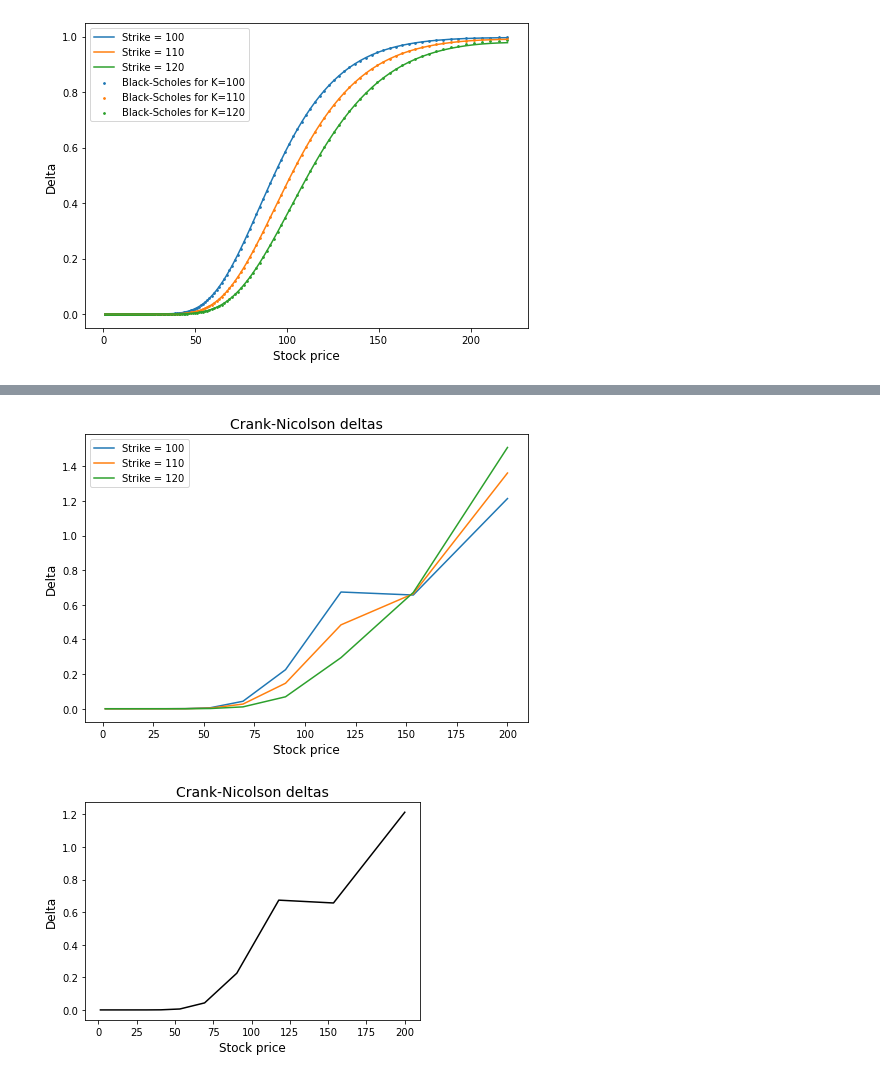
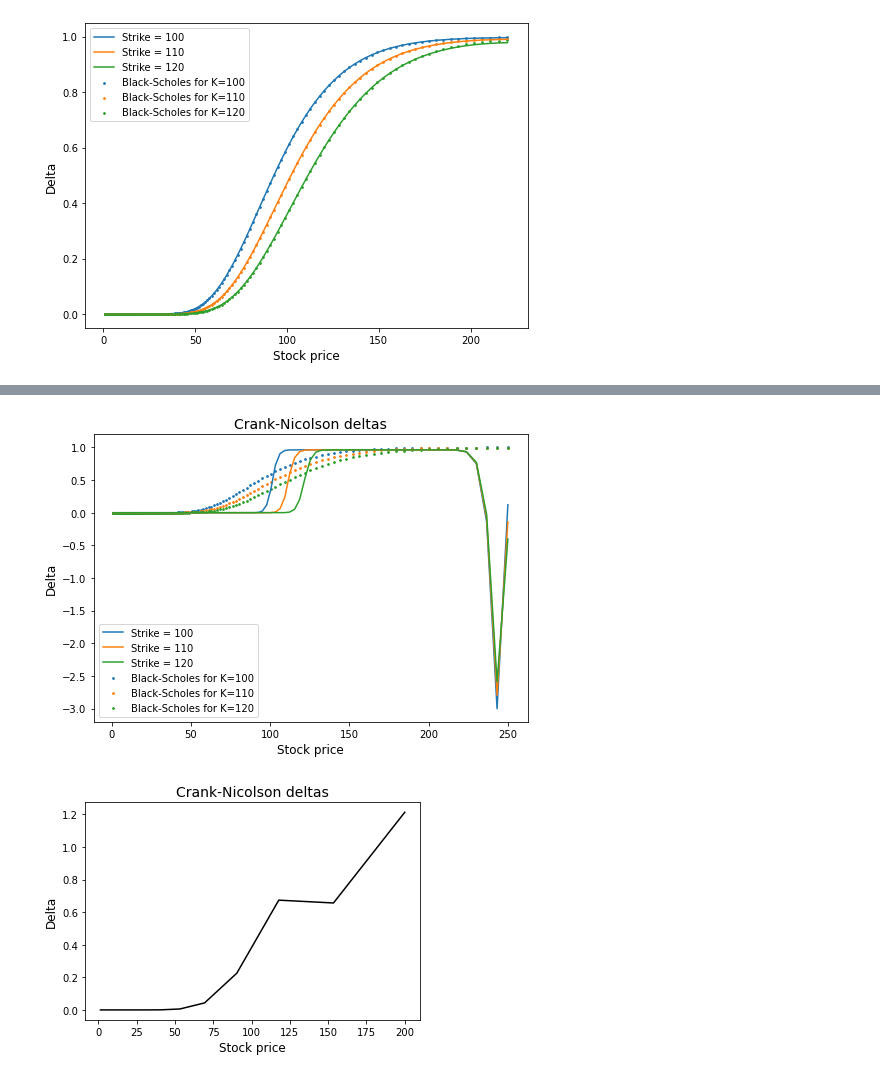
Before and after one commit to WillemJan9519/SPFDM3, a Jupyter notebook: SPFDM 3.ipynb, the cells around one changed output, grey strips where cells are left out. Saved outputs shown, nothing was run; the diff lists cells and outputs as text; code cells hidden in the pictures.

```diff
--- a/SPFDM 3.ipynb
+++ b/SPFDM 3.ipynb
@@ -122,9 +120,9 @@ FTCSengine=FTCS([100,110,120])
 # %%
 class CrankNicolson():
     def __init__(self,Ks):
-        self.x_max = np.log(200) # ????
+        self.x_max = np.log(250) # ????
         self.t_max = 1 # total time in yr
-        self.dt = 0.05 # grid size for time
+        self.dt = 0.005 # grid size for time
         self.dx = self.dt*self.x_max/self.t_max # grid size for x
         self.sigma = 0.3
         self.r = 0.04
@@ -133,15 +131,15 @@ class CrankNicolson():
             self.K=K
             self.plot(plot=True)
         plt.tight_layout()
-        plt.savefig('FTCS.pdf')
+        plt.savefig('CrankNicolson.pdf')
         plt.figure(figsize=(7,5))
         for K in Ks:
             self.K=K
             self.plot_delta(plot=True)
         plt.tight_layout()
-        plt.savefig('FTCS_delta.pdf')
+        plt.savefig('CN_delta.pdf')
 
-    def call_CN(self, ntout):
+    def call_CN(self):
         # define the constants of the scheme
         a1 = -(r-(sigma**2)/2)*(dt/(4*dx)) - ((sigma**2)/4)*(dt/(dx**2))
         a0 = 1 + ((sigma**2)/2)*(dt/(dx**2)) + r*dt
@@ -153,77 +151,75 @@ class CrankNicolson():
         x = np.arange(0,self.x_max+self.dx,self.dx)
         S = np.exp(x)
         nx = len(x)
-        nt = 100
+        nt = nx
 
         V = np.zeros((nx))
-        V = np.max(np.vstack((np.zeros(len(x)),S-self.K*np.exp(-self.r*self.t_max))),axis=0) # initial condition
-        # boundary conditions
-        V[0] = 0
-        V[-1] = np.exp(x_max) - K*np.exp(-r*(self.t_max))
-
-        Vout = [] # list for storing V arrays at certain time steps
-        V0 = V[0] # boundary condition on left side
-        V1 = V[-1] # boundary condition on right side
+        # initial condition
+        V = np.max(np.vstack((np.zeros(len(x)),S-self.K)),axis=0) # initial condition
         # create coefficient matrix:
         A = diags([a_1, a0, a1], [-1, 0, 1],
               shape=(nx-2, nx-2)).toarray()
         B1 = diags([b_1, b0, b1],[-1, 0, 1], shape=(nx-2, nx-2)).toarray()
         for n in range(1,int(1/dt)): # time is going from second time step to last
+            # boundary conditions
+            V[0] = 0
+            V0 = V[0]
+            V[-1] = np.exp(x_max) - self.K*np.exp(-self.r*((n+1)*dt))
+            V1 = V[-1]
             Vn = V
             B = np.dot(Vn[1:-1],B1)
-            B[0] = B[0] - a_1*V0
-            B[-1] = B[-1] - a_1*V1
+            B[0] = B[0]
+            B[-1] = B[-1] - a1*V1
             V[1:-1] = np.linalg.solve(A,B)
-            if n % int(nt/float(ntout)) == 0 or n==nt-1:
-                Vout.append(V.copy()) # numpy arrays are mutable,
-                #so we need to write out a copy of V, not V itself
-        return S, Vout
 
-    def black_scholes(self,S, K, T, r, sigma, call_put='call'):
+        return S, V
+
+    def black_scholes(self,S, call_put='call'):
         """Return black scholes price of an option"""
         #S: spot price
         #K: strike price
         #T: time to maturity
         #r: interest rate
         #sigma: volatility of underlying asset
-        d1 = (np.log(S / K) + (r + 0.5 * sigma ** 2) * T) / (sigma * np.sqrt(T))
-        d2 = (np.log(S / K) + (r - 0.5 * sigma ** 2) * T) / (sigma * np.sqrt(T))
+        d1 = (np.log(S / self.K) + (self.r + 0.5 * self.sigma ** 2) * self.t_max) / (self.sigma * np.sqrt(self.t_max))
+        d2 = (np.log(S / self.K) + (self.r - 0.5 * self.sigma ** 2) * self.t_max) / (self.sigma * np.sqrt(self.t_max))
 
         if call_put == 'call':
-            optionprice = (S * norm.cdf(d1, 0.0, 1.0) - K * np.exp(-r * T) * norm.cdf(d2, 0.0, 1.0))
+            optionprice = (S * norm.cdf(d1, 0.0, 1.0) - self.K * np.exp(-self.r * self.t_max) * norm.cdf(d2, 0.0, 1.0))
         elif call_put == 'put':
-            optionprice = (K * np.exp(-r * T) * norm.cdf(-d2, 0.0, 1.0) - S * norm.cdf(-d1, 0.0, 1.0))
+            optionprice = (self.K * np.exp(-self.r * self.t_max) * norm.cdf(-d2, 0.0, 1.0) - S * norm.cdf(-d1, 0.0, 1.0))
         return optionprice
 
     def plot(self,plot=False):
-        S,V = self.call_CN(ntout=10)
-        # plotting:
-        #/plt.figure(figsize=(7,5))
-        plot_times = [1]#np.arange(self.dt,self.t_max,100*self.dt)
-
-        for t in plot_times:
-            for V in Vout:
-#                 plt.plot(S,V,'k')
-                plt.plot(S,V, label='Simulations for K='+str(self.K))
-            V_bs = self.black_scholes(S, self.K, t, self.r, self.sigma)
-            plt.scatter(S,V_bs,label='Black-Scholes for K='+str(self.K),
+        S,Vout = self.call_CN()
+        plt.plot(S,Vout, label='Simulations for K='+str(self.K))
+        V_bs = self.black_scholes(S)
+        plt.scatter(S,V_bs,label='Black-Scholes for K='+str(self.K),
                     s=3)
-            if t==self.dt:
-                plt.legend(fontsize=10)
+        plt.legend(fontsize=10)
         plt.xlabel('Stock price',fontsize=10)
         plt.ylabel('Call price',fontsize=10)
         plt.legend()
 
     def plot_delta(self,plot=False):
-        S,V = self.call_CN(ntout=10)
-        V = V[0]
+        # numerical delta
+        S,V = self.call_CN()
         delta_y = np.diff(V)
         delta_x = np.diff(S)
         delta = delta_y / delta_x
+
+        # black scholes delta
+        V_bs = self.black_scholes(S)
+        delta_y_bs = np.diff(V_bs)
+        delta_bs = delta_y_bs / delta_x
+
+        # plot delta's
         plt.plot(S[:-1]+np.diff(S),delta,label='Strike = '+str(self.K))
+        plt.scatter(S[:-1]+np.diff(S),delta_bs,label='Black-Scholes for K='+str(self.K),
+                    s=3)
         plt.xlabel('Stock price',fontsize=12)
         plt.ylabel('Delta',fontsize=12)
-        # plt.axis([0,np.exp(x_max),0,V[0]])
+        plt.legend()
         plt.title('Crank-Nicolson deltas',fontsize=14)
         plt.legend()
 
@@ -253,4 +231,4 @@ CNengine=CrankNicolson([100,110,120])
-[figure, old version]
+[figure, new version]
 # %%
 def delta_CN():
     delta_y = np.diff(V)
```
Also changed, not shown: parts of 3 cells of this notebook.
